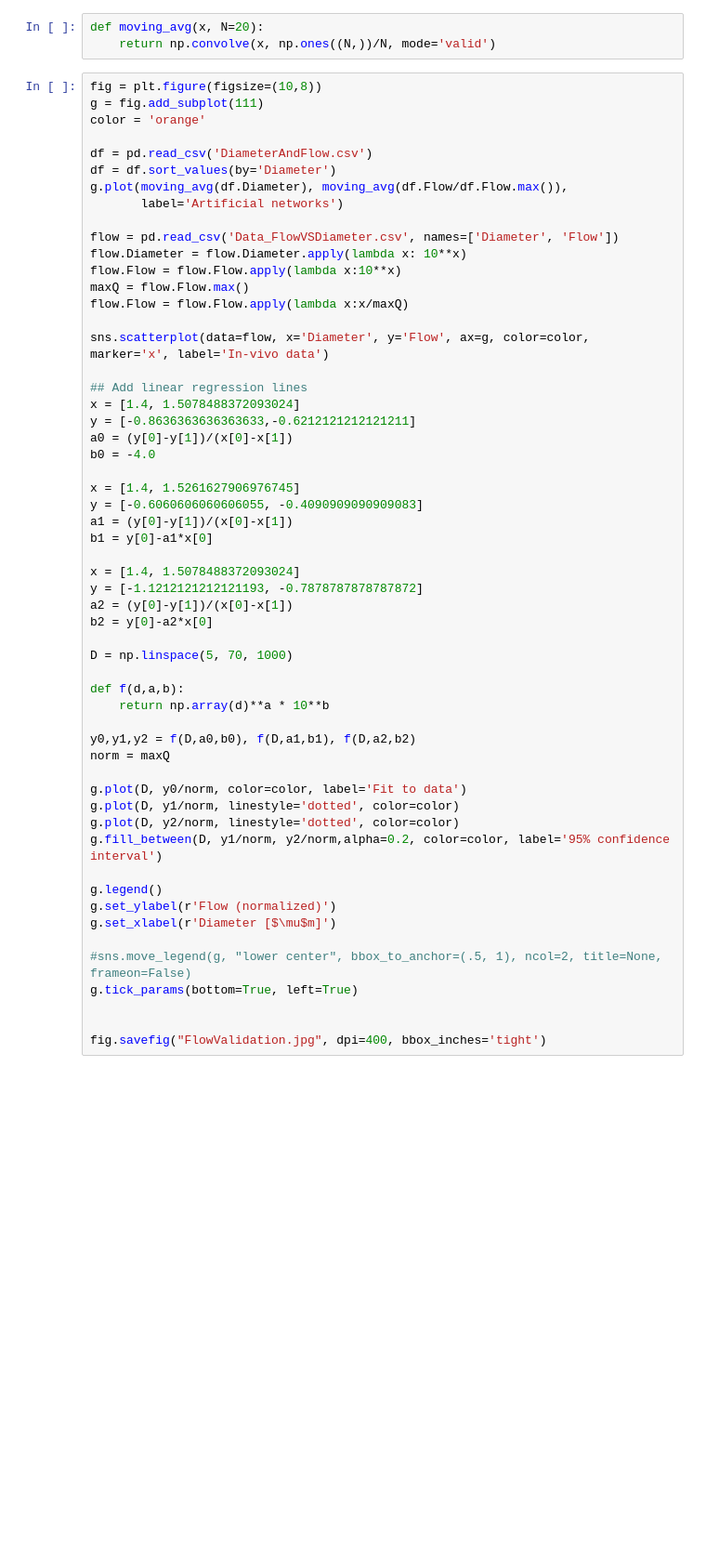
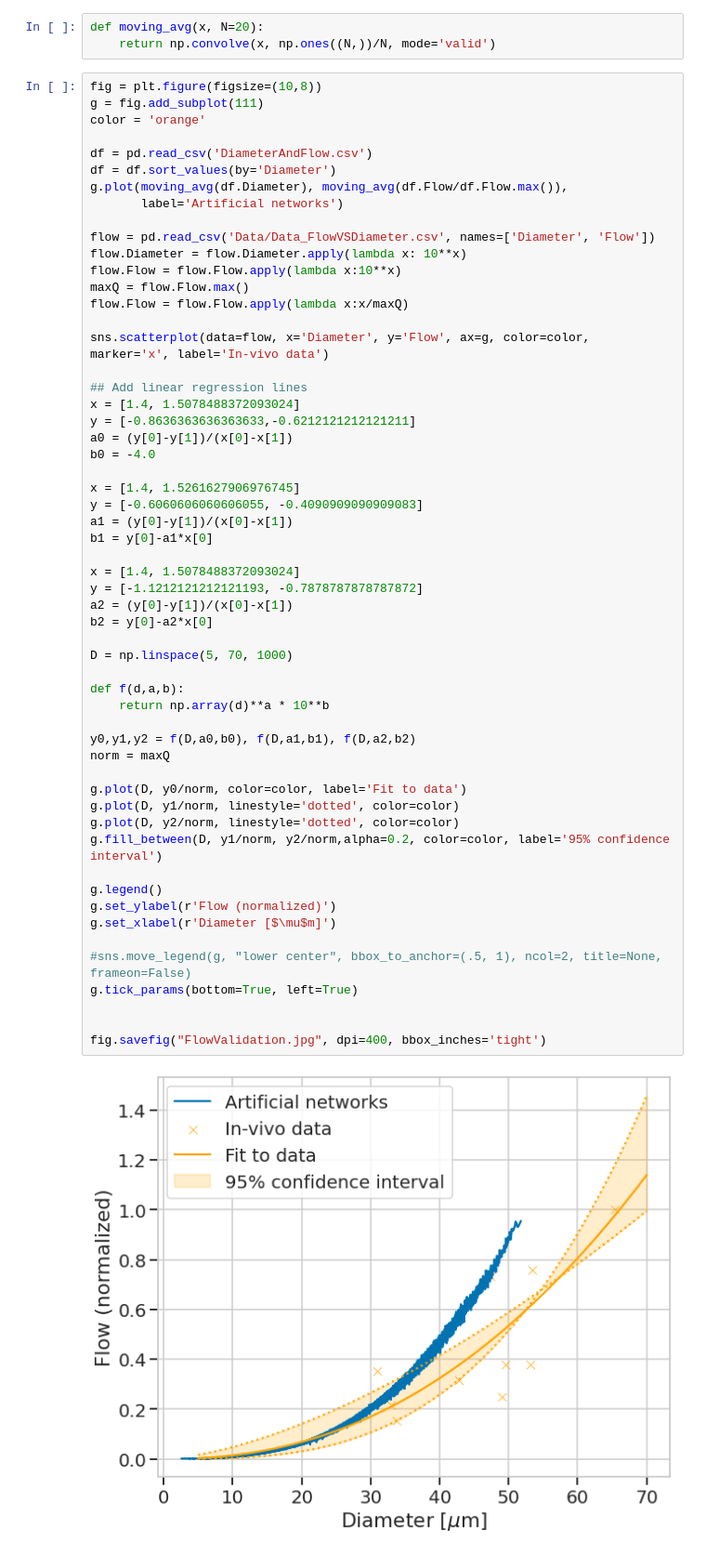
Before and after one commit to remihndz/Virtual-Angiogenesis, a Jupyter notebook: Results-8-patients/Analyse-Simulations.ipynb, the cells around one changed output. Shown at 93% size. Drawn from its saved outputs; the diff is of its cells as text; blank space fills up the shorter version.

```diff
--- a/Results-8-patients/Analyse-Simulations.ipynb
+++ b/Results-8-patients/Analyse-Simulations.ipynb
@@ -230,7 +230,7 @@ df = df.sort_values(by='Diameter')
 g.plot(moving_avg(df.Diameter), moving_avg(df.Flow/df.Flow.max()),
        label='Artificial networks')
 
-flow = pd.read_csv('Data_FlowVSDiameter.csv', names=['Diameter', 'Flow'])
+flow = pd.read_csv('Data/Data_FlowVSDiameter.csv', names=['Diameter', 'Flow'])
 flow.Diameter = flow.Diameter.apply(lambda x: 10**x)
 flow.Flow = flow.Flow.apply(lambda x:10**x)
 maxQ = flow.Flow.max()
@@ -249,33 +249,35 @@ y = [-0.6060606060606055, -0.4090909090909083]
 a1 = (y[0]-y[1])/(x[0]-x[1])
 b1 = y[0]-a1*x[0]
 
 x = [1.4, 1.5078488372093024]
 y = [-1.1212121212121193, -0.7878787878787872]
 a2 = (y[0]-y[1])/(x[0]-x[1])
 b2 = y[0]-a2*x[0]
 
 D = np.linspace(5, 70, 1000)
 
 def f(d,a,b):
     return np.array(d)**a * 10**b
 
 y0,y1,y2 = f(D,a0,b0), f(D,a1,b1), f(D,a2,b2)
 norm = maxQ
 
 g.plot(D, y0/norm, color=color, label='Fit to data')
 g.plot(D, y1/norm, linestyle='dotted', color=color)
 g.plot(D, y2/norm, linestyle='dotted', color=color)
 g.fill_between(D, y1/norm, y2/norm,alpha=0.2, color=color, label='95% confidence interval')
 
 g.legend()
 g.set_ylabel(r'Flow (normalized)')
 g.set_xlabel(r'Diameter [$\mu$m]')
 
 #sns.move_legend(g, "lower center", bbox_to_anchor=(.5, 1), ncol=2, title=None, frameon=False)
 g.tick_params(bottom=True, left=True)
 
 
 fig.savefig("FlowValidation.jpg", dpi=400, bbox_inches='tight')
+# %% [output]
+[figure, added]
 # %%
 df = pd.read_csv('DiameterAndFlow.csv')
 df.head()
```
Also changed, not shown: parts of 2 cells of this notebook, 13 other files.
